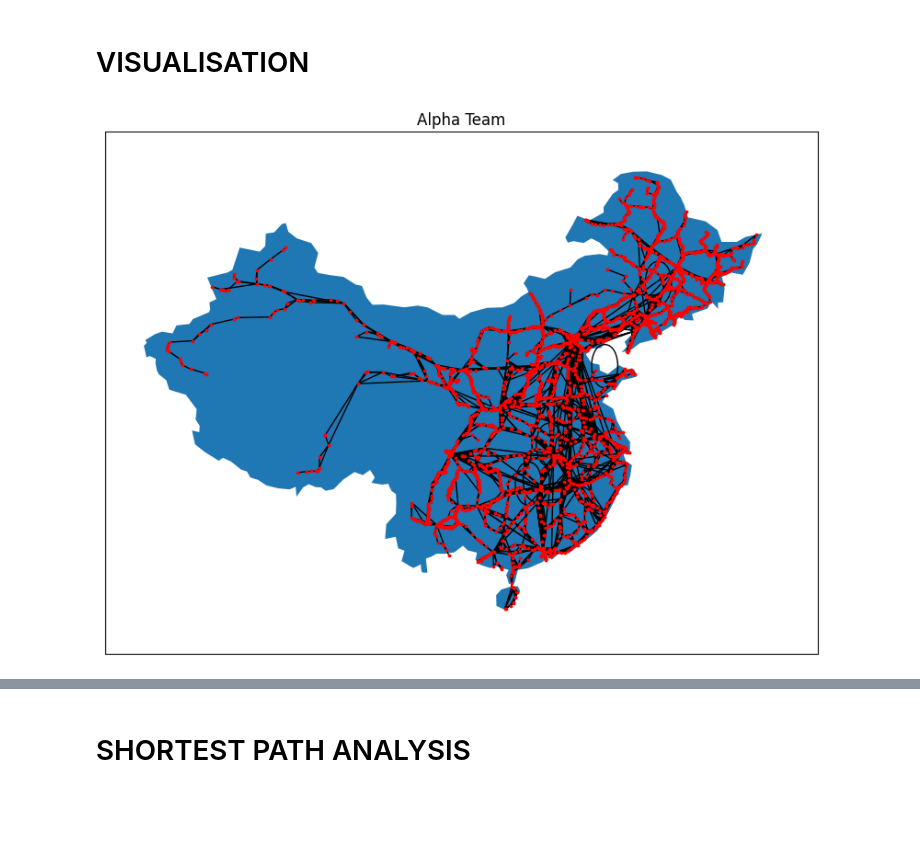
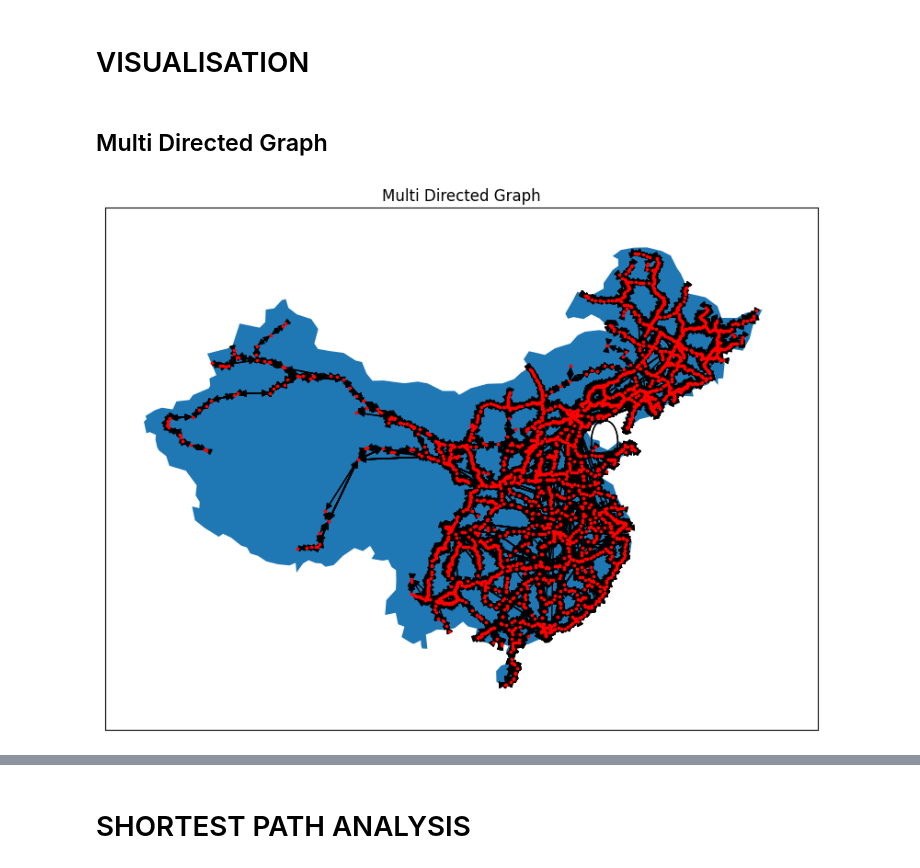
Before and after one commit to airscholar/AlphaTeam, a Jupyter notebook: analysis/Rail.ipynb, the cells around one changed output, grey strips where cells are left out. Cells and saved outputs as stored; diff of their text form; code cells hidden in the pictures; blank space fills up the shorter version.

Commit message:
add multi directed and directed graph

```diff
--- a/analysis/Rail.ipynb
+++ b/analysis/Rail.ipynb
@@ -45,10 +48,8 @@ for train in network:
 
         station_id[(station['lat'], station['lon'])] = station['id']
 # %%
-import networkx as nx
-
 # create an empty graph
-G = nx.Graph()
+G = nx.MultiDiGraph()
 
 # add nodes to the graph
 for stations in network:
@@ -69,7 +70,28 @@ for stations in network:
             to_node = station_id[station['to']]
             G.add_edge(from_node, to_node)
         else:
-            # # if the 'to' value is an existing node, add an edge
-            # to_node = station['to']
-            # G.add_edge(from_node, to_node)
             continue
+
+
+print("Multi Directed Graph:")
+print("Number of nodes: ", G.number_of_nodes())
+print("Number of edges: ", G.number_of_edges())
+print("\nDirected Graph:")
+
+#convert to directed graph
+G_directed = nx.DiGraph()
+for u,v in G.nodes(data=True):
+    G_directed.add_node(u, pos=v['pos'])
+for u,v in G.edges():
+    if G_directed.has_edge(u,v):
+        continue
+    else:
+        G_directed.add_edge(u, v)
+
+print("Number of nodes: ", G_directed.number_of_nodes())
+print("Number of edges: ", G_directed.number_of_edges())
+print("\nUndirected Graph:")
+
+G_undirected = G_directed.to_undirected()
+print("Number of nodes: ", G_undirected.number_of_nodes())
+print("Number of edges: ", G_undirected.number_of_edges())
@@ -143,20 +177,20 @@ stats
 2719 rows × 4 columns
 # %% [markdown]
 # VISUALISATION
+# %% [markdown]
+## Multi Directed Graph
 # %%
-import geopandas as gpd
 world = gpd.read_file(gpd.datasets.get_path('naturalearth_lowres'))
 
 china=world[world['name'] == 'China']
 china.plot(figsize=(10,10))
-import matplotlib.pyplot as plt
+
 pos = nx.get_node_attributes(G, 'pos')
 nx.draw(G,pos, with_labels=False, node_size=3, node_color='red')
-#plot axes
+
 plt.axis('on')
-plt.title("Alpha Team")
+plt.title("Multi Directed Graph")
 
-#plot title
 plt.show()
 # %% [output]
-[figure, old version]
+[figure, new version]
```
Also changed, not shown: parts of 7 cells of this notebook.
